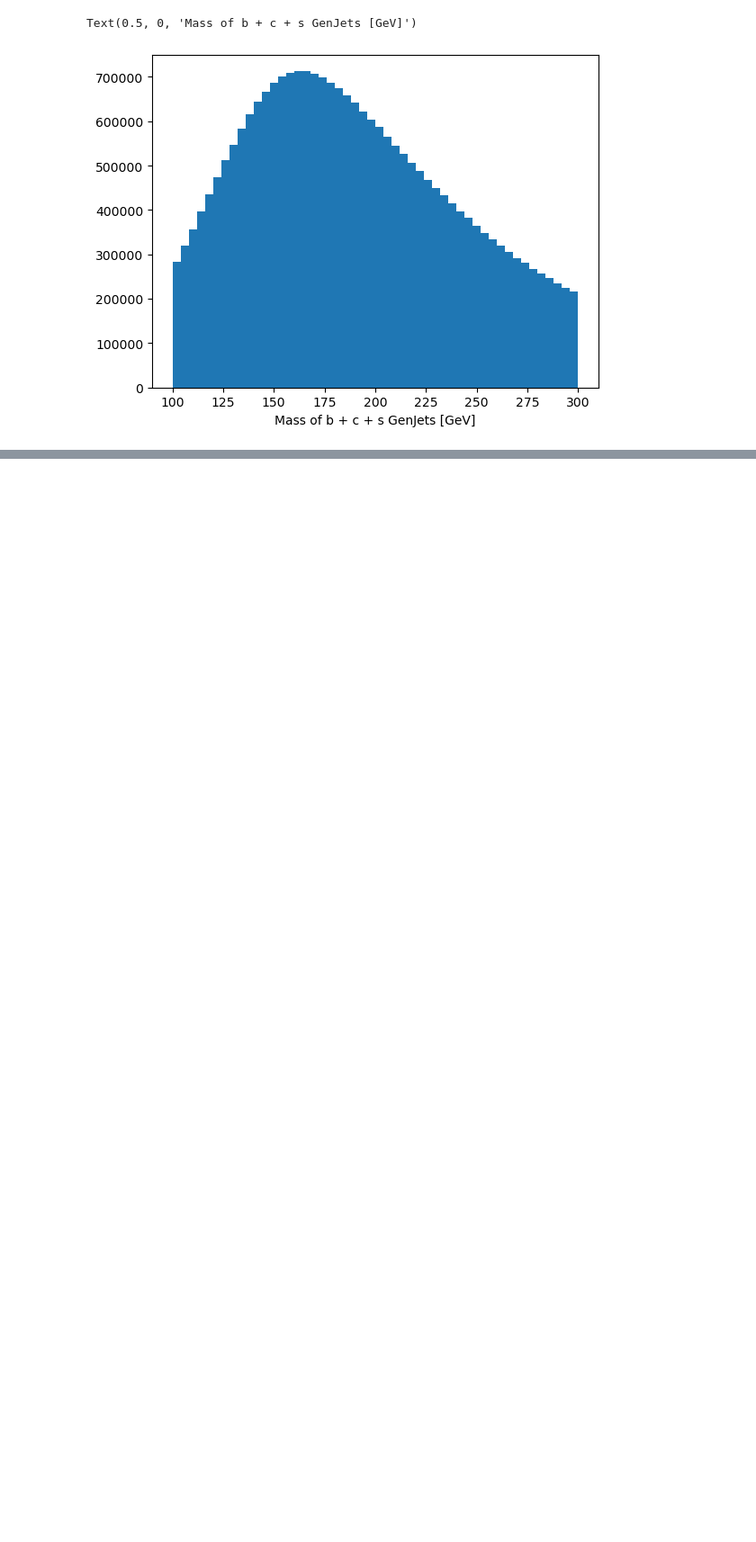
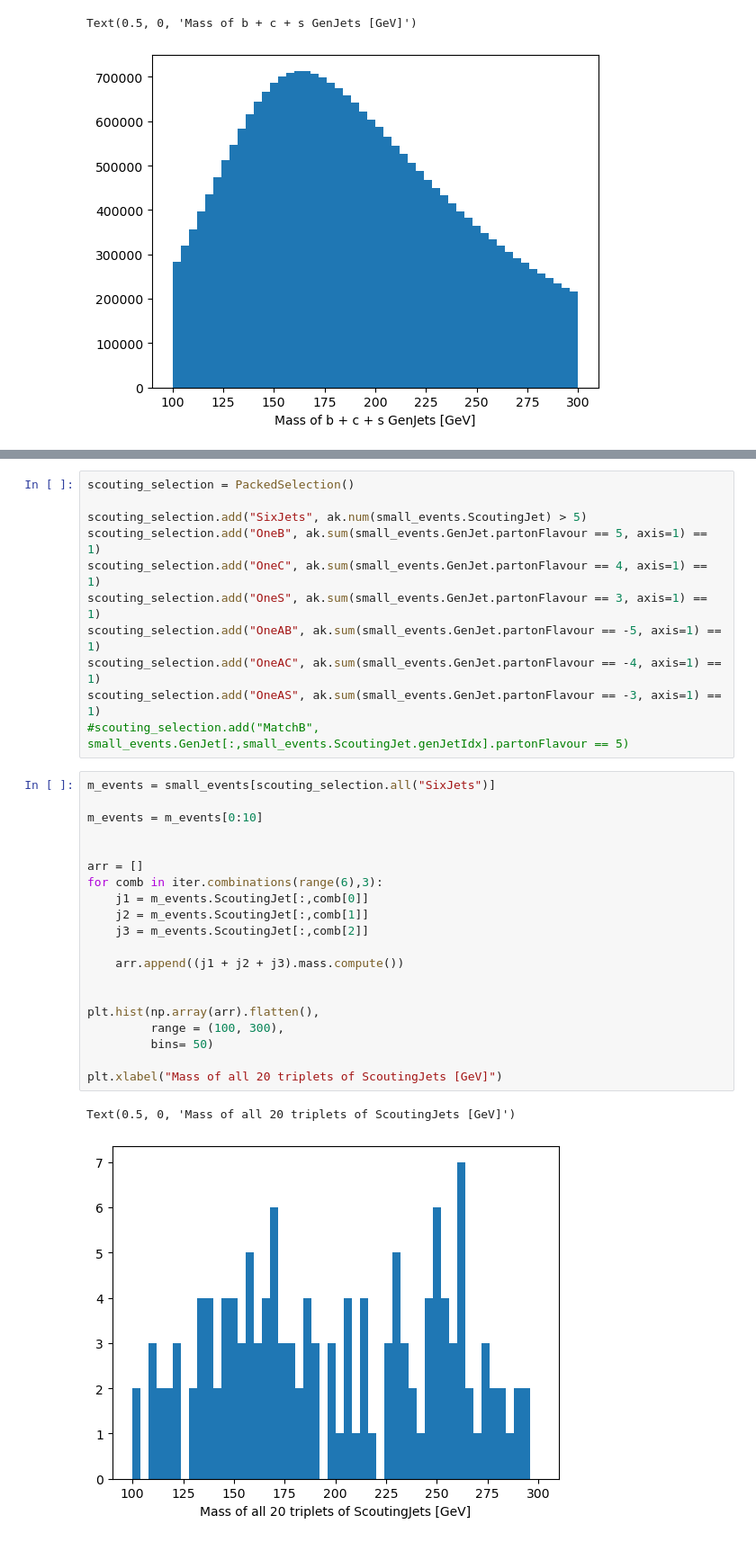
Before and after one commit to akanugan/MultiJets, a Jupyter notebook: top_sample_analyzer.ipynb, the cells around one changed output, grey strips where cells are left out. Shown at 90% size. Saved outputs shown, nothing was run; the diff lists cells and outputs as text; blank space fills up the shorter version.

```diff
--- a/top_sample_analyzer.ipynb
+++ b/top_sample_analyzer.ipynb
@@ -107,0 +133,34 @@ Text(0.5, 0, 'Mass of b + c + as GenJets [GeV]')
+# %%
+scouting_selection = PackedSelection()
+
+scouting_selection.add("SixJets", ak.num(small_events.ScoutingJet) > 5)
+scouting_selection.add("OneB", ak.sum(small_events.GenJet.partonFlavour == 5, axis=1) == 1)
+scouting_selection.add("OneC", ak.sum(small_events.GenJet.partonFlavour == 4, axis=1) == 1)
+scouting_selection.add("OneS", ak.sum(small_events.GenJet.partonFlavour == 3, axis=1) == 1)
+scouting_selection.add("OneAB", ak.sum(small_events.GenJet.partonFlavour == -5, axis=1) == 1)
+scouting_selection.add("OneAC", ak.sum(small_events.GenJet.partonFlavour == -4, axis=1) == 1)
+scouting_selection.add("OneAS", ak.sum(small_events.GenJet.partonFlavour == -3, axis=1) == 1)
+#scouting_selection.add("MatchB", small_events.GenJet[:,small_events.ScoutingJet.genJetIdx].partonFlavour == 5)
+# %%
+m_events = small_events[scouting_selection.all("SixJets")]
+
+m_events = m_events[0:10]
+
+
+arr = []
+for comb in iter.combinations(range(6),3):
+    j1 = m_events.ScoutingJet[:,comb[0]]
+    j2 = m_events.ScoutingJet[:,comb[1]]
+    j3 = m_events.ScoutingJet[:,comb[2]]
+
+    arr.append((j1 + j2 + j3).mass.compute())
+
+
+plt.hist(np.array(arr).flatten(),
+         range = (100, 300),
+         bins= 50)
+
+plt.xlabel("Mass of all 20 triplets of ScoutingJets [GeV]")
+# %% [output]
+Text(0.5, 0, 'Mass of all 20 triplets of ScoutingJets [GeV]')
+[figure, added]
```
Also changed, not shown: parts of 12 cells of this notebook.
